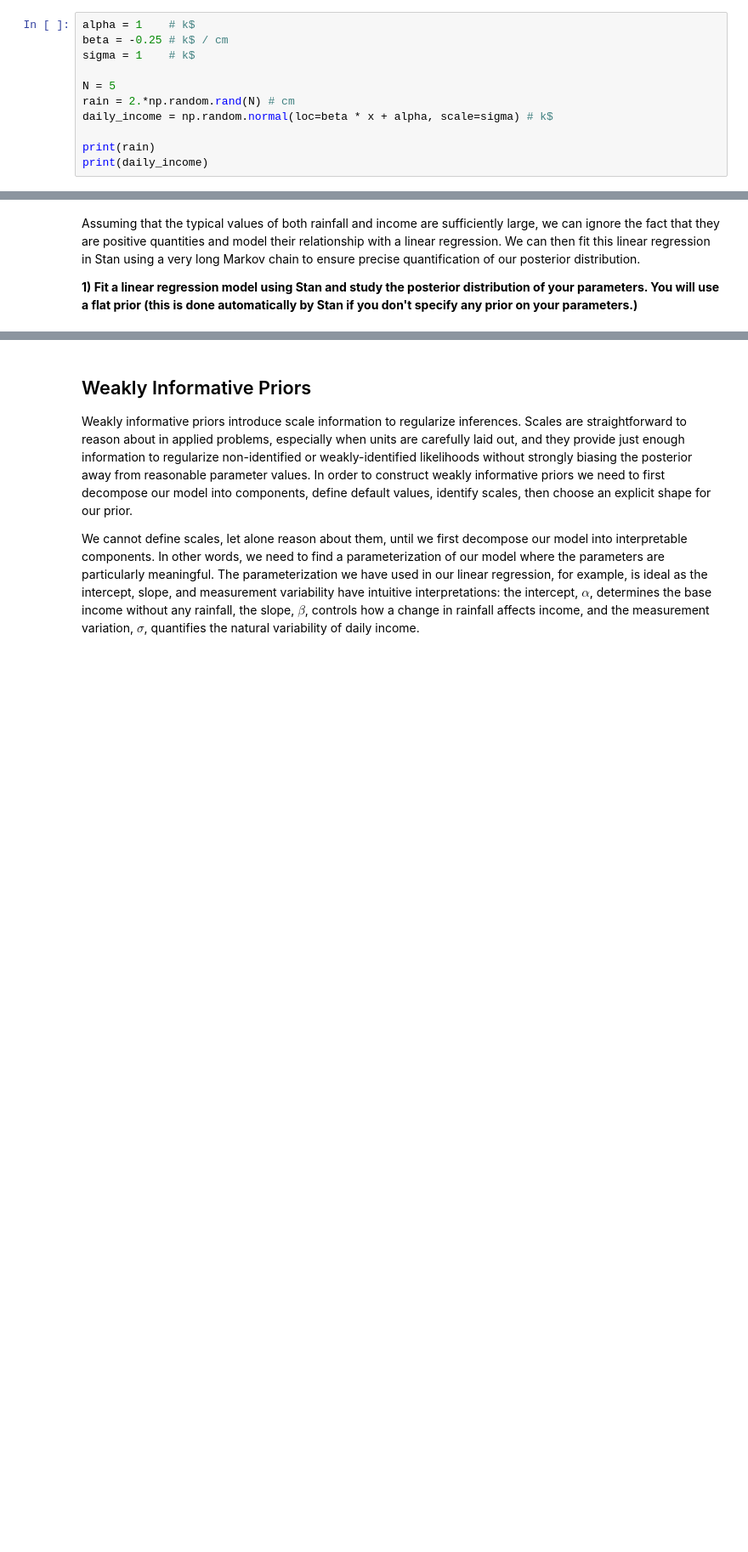
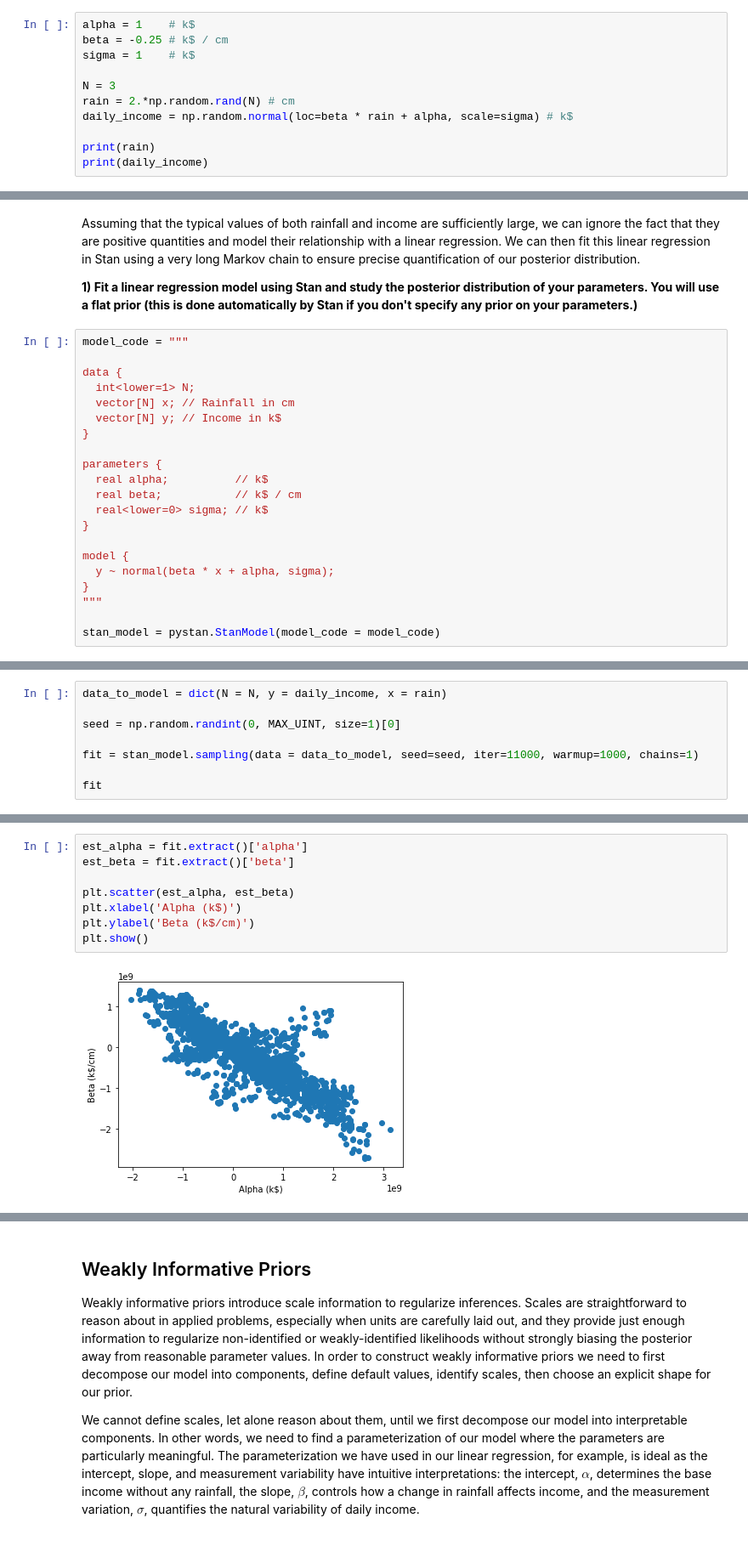
Before and after one commit to marcolorenzi/marcolorenzi.github.io, a Jupyter notebook: material/Bayes/ExerciseSession3_no_solution.ipynb, the cells around one changed output, grey strips where cells are left out. Shown: that part at 85% size. Drawn from its saved outputs; the diff is of its cells as text; blank space fills up the shorter version.

```diff
--- a/material/Bayes/ExerciseSession3_no_solution.ipynb
+++ b/material/Bayes/ExerciseSession3_no_solution.ipynb
@@ -89,9 +95,9 @@ alpha = 1    # k$
 beta = -0.25 # k$ / cm
 sigma = 1    # k$
 
-N = 5
+N = 3
 rain = 2.*np.random.rand(N) # cm
-daily_income = np.random.normal(loc=beta * x + alpha, scale=sigma) # k$
+daily_income = np.random.normal(loc=beta * rain + alpha, scale=sigma) # k$
 
 print(rain)
 print(daily_income)
@@ -102,3 +108,24 @@ print(daily_income)
 Assuming that the typical values of both rainfall and income are sufficiently large, we can ignore the fact that they are positive quantities and model their relationship with a linear regression. We can then fit this linear regression in Stan using a very long Markov chain to ensure precise quantification of our posterior distribution.
 
 **1) Fit a linear regression model using Stan and study the posterior distribution of your parameters. You will use a flat prior (this is done automatically by Stan if you don't specify any prior on your parameters.)**
+# %%
+model_code = """
+
+data {
+  int<lower=1> N;
+  vector[N] x; // Rainfall in cm
+  vector[N] y; // Income in k$
+}
+
+parameters {
+  real alpha;          // k$
+  real beta;           // k$ / cm
+  real<lower=0> sigma; // k$
+}
+
+model {
+  y ~ normal(beta * x + alpha, sigma);
+}
+"""
+
+stan_model = pystan.StanModel(model_code = model_code)
@@ -104,0 +134,8 @@ Assuming that the typical values of both rainfall and income are sufficiently la
+# %%
+data_to_model = dict(N = N, y = daily_income, x = rain)
+
+seed = np.random.randint(0, MAX_UINT, size=1)[0]
+
+fit = stan_model.sampling(data = data_to_model, seed=seed, iter=11000, warmup=1000, chains=1)
+
+fit
@@ -104,0 +165,10 @@ Assuming that the typical values of both rainfall and income are sufficiently la
+# %%
+est_alpha = fit.extract()['alpha']
+est_beta = fit.extract()['beta']
+
+plt.scatter(est_alpha, est_beta)
+plt.xlabel('Alpha (k$)')
+plt.ylabel('Beta (k$/cm)')
+plt.show()
+# %% [output]
+[figure, added]
```
Also changed, not shown: parts of 41 cells of this notebook, 2 other files.
